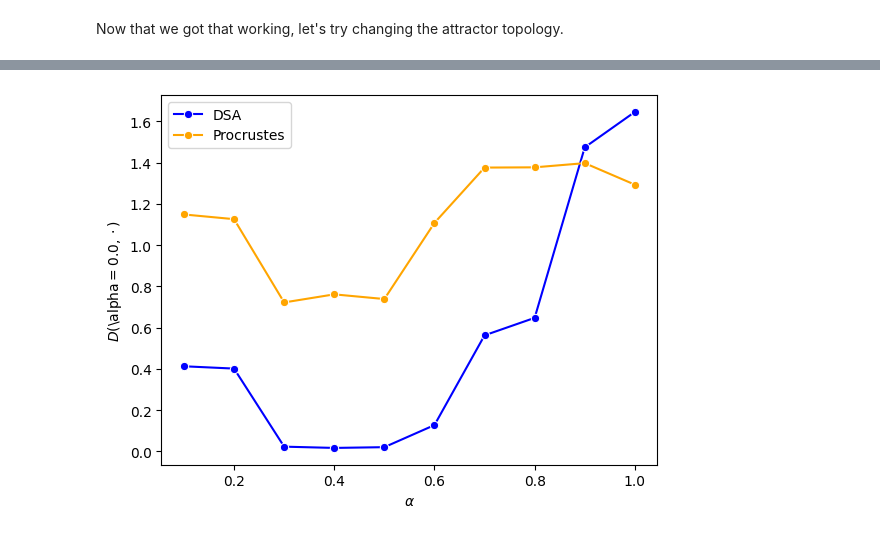
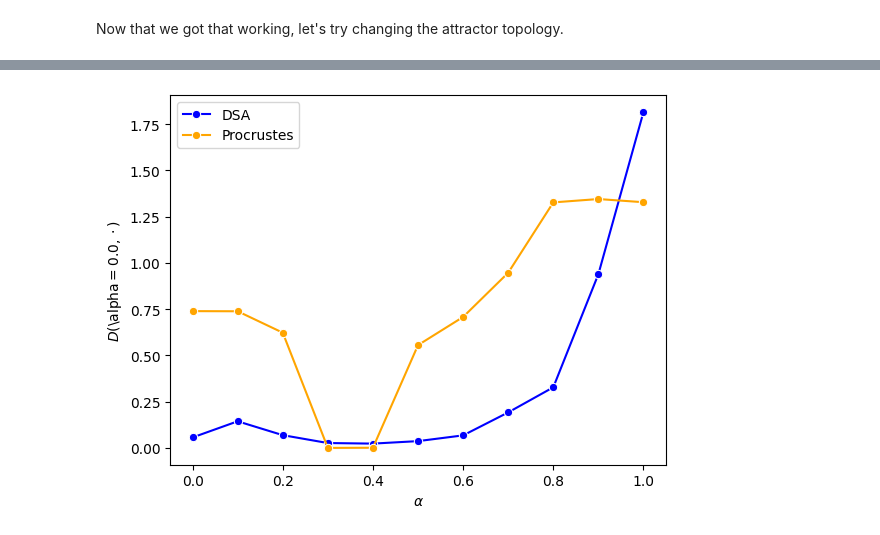
Before and after one commit to mitchellostrow/DSA, a Jupyter notebook: examples/ring_attractors.ipynb, the cells around one changed output, grey strips where cells are left out. Drawn from its saved outputs; the diff is of its cells as text; code cells hidden in the pictures.

```diff
--- a/examples/ring_attractors.ipynb
+++ b/examples/ring_attractors.ipynb
@@ -489,8 +503,8 @@ def scale(x,scale=2,beta=0.2):
 
 #parameters for the run here
 nruns = 1 #will do multiple tests and average over
-n_delays = 20
-rank = 500
+n_delays = 50
+rank = 1000
 diffeo = sigmoid
 nneurons = 100 #here we'll keep them fixed across runs, but we varied them in the original code
 burn_in = 200
@@ -500,6 +514,7 @@ if diffeo == scale:
     name = "scale"
     parameter = "s"
 elif diffeo == sigmoid:
-    ts = np.linspace(0.1,4,10)
+    ts = np.arange(0.1,4,0.5)
     name = "sigmoid"
     parameter = r"$\beta$"
+print(device)
@@ -506,17 +523,17 @@ elif diffeo == sigmoid:
 # %%
-diffs_dmrsa = np.zeros((nruns,ts.size-1))
-diffs_proc = np.zeros((nruns,ts.size-1))
+diffs_dmrsa = np.zeros((nruns,ts.size))
+diffs_proc = np.zeros((nruns,ts.size))
 
 for j in range(nruns):
     print(f"on run {j}")
     #we'll vary the size of the bump, which changes the extrinsic dimensionality of the ring
     length = np.random.randint(int(0.55*nneurons),int(0.65*nneurons))
     sim = GPUSim(device, nneurons, 1,length, wScaling=False,gNoiseMag=0.01) #only 1 bump
-    sim.simulate(2,2000,wNoise=0.0) #simulate wth a drive of 2 for 4000 timesteps
+    sim.simulate(2,2000,wNoise=0.0) #simulate wth a drive of 2 for 3000 timesteps
     run_data = sim.gsR[burn_in:] #remove the burn-in period
     d0 = diffeo(run_data,ts[0]) #compare all to d0 (the smallest scale transform)
     data = []
-    for i,beta in enumerate(ts[1:]):
+    for i,beta in enumerate(ts):
         d = diffeo(run_data,beta)
         data.append(d)
         proc_score = comparison_shape.fit_score(d, d0)
@@ -534,17 +551,3 @@ DSA
-# %%
-def plot_results(ts,nruns,diffs_dmrsa,diffs_proc,parameter):
-    df = pd.DataFrame(dict(ts=np.tile(ts[1:],nruns),
-                       diffs_dmrsa=diffs_dmrsa.flatten(),diffs_proc=diffs_proc.flatten()))
-    palette = None
-    errorbar = 'se'
-    hue = None
-    g = sns.lineplot(data=df, x="ts", y="diffs_dmrsa", hue=hue,
-                    palette=palette,errorbar=errorbar,c="blue",marker='o',label="DSA")
-    k = sns.lineplot(data=df, x="ts", y="diffs_proc", hue=hue,
-                    palette=palette,errorbar=errorbar,c="orange",marker='o',label="Procrustes")
-
-    plt.xlabel(parameter)
-    plt.ylabel(rf"$D({parameter}={ts[0]},\cdot)$")
 # %%
 plot_results(ts,nruns,diffs_dmrsa,diffs_proc,parameter)
 # %% [output]
@@ -569,7 +572,7 @@ def generate_random_flip_signal(magnitude, min_flip_interval, max_flip_interval,
     return signal
 # %%
 nruns = 1
-ndelays = 50
+ndelays = 200
 rank = 200
 da = 0.1
 tSetup = 1000
@@ -581,12 +584,11 @@ noise_scale=0.5
 min_interval = 100
 max_interval = 4000
 
-gnoise = 0.1
+gnoise = 0.0
 wnoise = 0.0
 alphas = np.arange(0,1+da,da)
-id = np.random.randint(0,512)
-lneurons = 200 #varying
-hneurons = 300
+lneurons = 100 #varying
+hneurons = 150
 diffs_dmrsa = np.zeros((nruns,alphas.size))
 diffs_proc = np.zeros((nruns,alphas.size))
 
@@ -631,4 +619,4 @@ on run 0
 # %%
-plot_results(alphas,nruns,diffs_dmrsa[:,1:],diffs_proc[:,1:],r"$\alpha$")
+plot_results(alphas,nruns,diffs_dmrsa,diffs_proc,r"$\alpha$")
 # %% [output]
-[figure, old version]
+[figure, new version]
```
Also changed, not shown: parts of 5 cells of this notebook, 2 other files.
